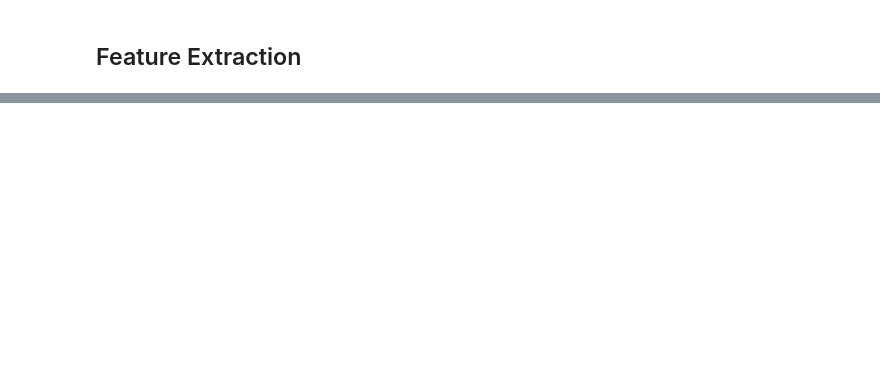
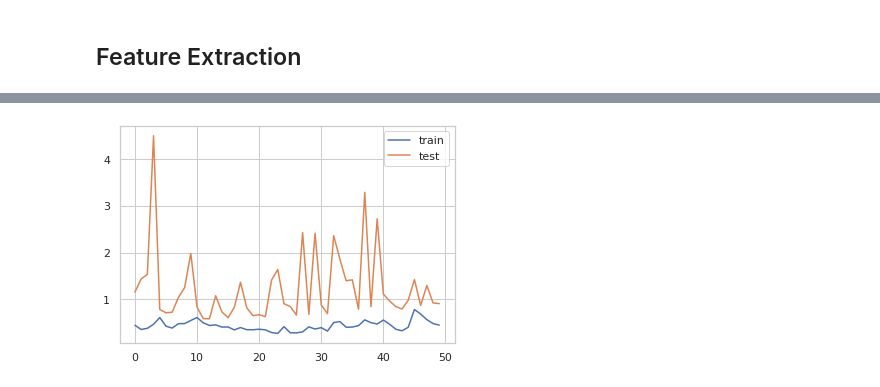
Before and after one commit to KumaranTCIN/DrunkDriving, a Jupyter notebook: DrunkDriving.ipynb, the cells around one changed output, grey strips where cells are left out. Saved outputs shown, nothing was run; the diff lists cells and outputs as text; code cells hidden in the pictures; blank space fills up the shorter version.

```diff
--- a/DrunkDriving.ipynb
+++ b/DrunkDriving.ipynb
@@ -394,0 +1097,33 @@ if __name__ == '__main__':
+# %%
+# define encoder
+visible = Input(shape=(n_inputs,))
+# encoder level 1
+e = Dense(n_inputs*2)(visible)
+e = BatchNormalization()(e)
+e = LeakyReLU()(e)
+# encoder level 2
+e = Dense(n_inputs)(e)
+e = BatchNormalization()(e)
+e = LeakyReLU()(e)
+# bottleneck
+n_bottleneck = n_inputs
+bottleneck = Dense(n_bottleneck)(e)
+# %%
+# define decoder, level 1
+d = Dense(n_inputs)(bottleneck)
+d = BatchNormalization()(d)
+d = LeakyReLU()(d)
+# decoder level 2
+d = Dense(n_inputs*2)(d)
+d = BatchNormalization()(d)
+d = LeakyReLU()(d)
+# output layer
+output = Dense(n_inputs, activation='linear')(d)
+# define autoencoder model
+model = Model(inputs=visible, outputs=output)
+# %%
+# compile autoencoder model
+model.compile(optimizer='adam', loss='binary_crossentropy')
+# %%
+# fit the autoencoder model to reconstruct input
+history = model.fit(X_train, y_train, epochs=50, batch_size=16, verbose=2, validation_data=(X_test, y_test))
@@ -394,0 +1148,8 @@ if __name__ == '__main__':
+# %%
+# plot loss
+pyplot.plot(history.history['loss'], label='train')
+pyplot.plot(history.history['val_loss'], label='test')
+pyplot.legend()
+pyplot.show()
+# %% [output]
+[figure, added]
```
Also changed, not shown: parts of 173 cells of this notebook.
